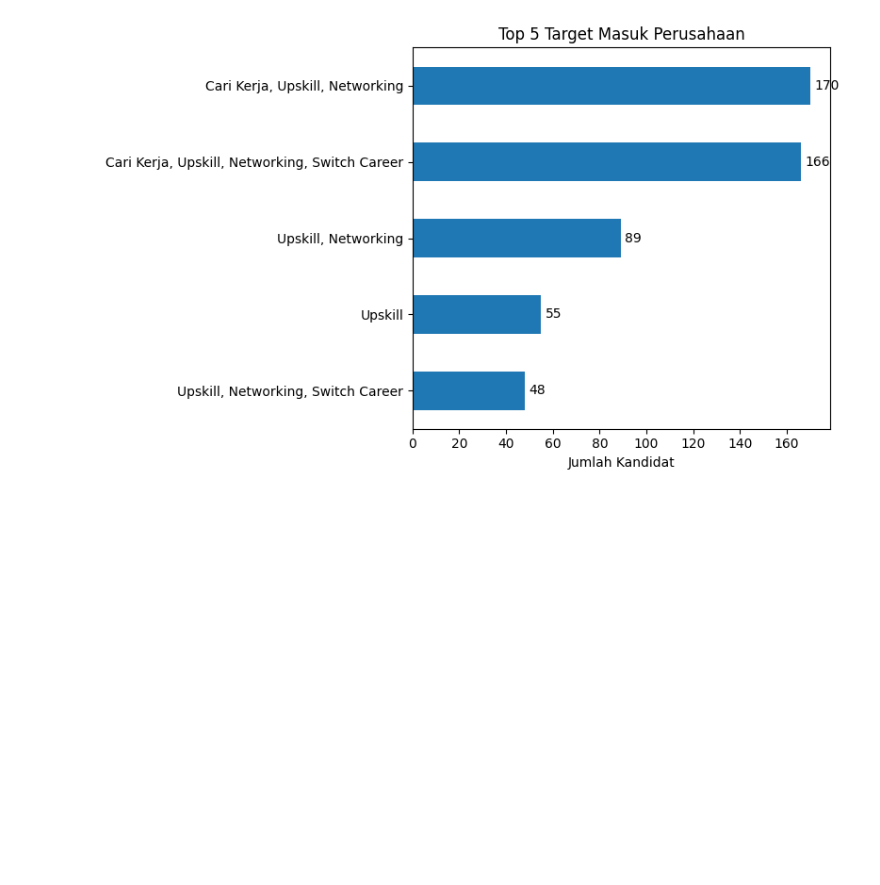
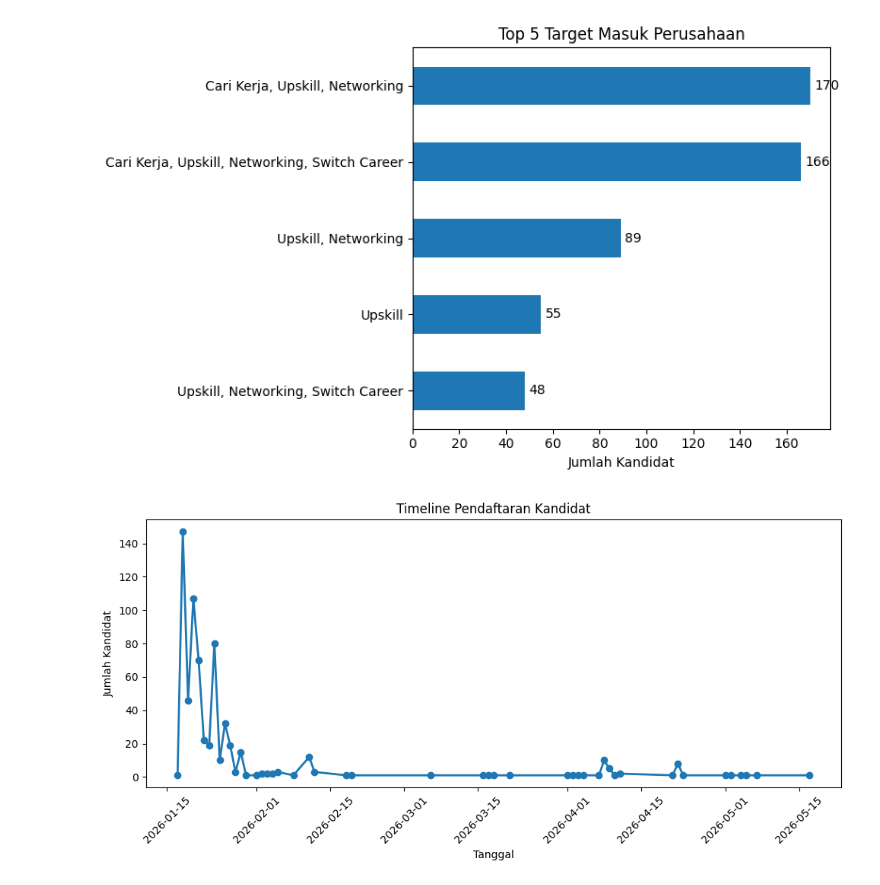
Before and after one commit to nura0201/Project-Recruitment-Analytics-Energy-Mining, a Jupyter notebook: Notebook/ExploratoryDataAnalysis.ipynb, the cells around one changed output. Cells and saved outputs as stored; diff of their text form; code cells hidden in the pictures; blank space fills up the shorter version.

```diff
--- a/Notebook/ExploratoryDataAnalysis.ipynb
+++ b/Notebook/ExploratoryDataAnalysis.ipynb
@@ -202,3 +225,32 @@ plt.tight_layout()
 plt.show()
 # %% [output]
 [figure]
+# %%
+# Visualization 5: Timeline Pendaftaran Kandidat
+import matplotlib.pyplot as plt
+
+# Pastikan Timestamp bertipe datetime
+df["Timestamp"] = pd.to_datetime(df["Timestamp"])
+
+# Jumlah pendaftaran per tanggal
+timeline = df.groupby(df["Timestamp"].dt.date).size()
+
+plt.figure(figsize=(10,5))
+
+plt.plot(
+    timeline.index,
+    timeline.values,
+    marker="o",
+    linewidth=2
+)
+
+plt.title("Timeline Pendaftaran Kandidat")
+plt.xlabel("Tanggal")
+plt.ylabel("Jumlah Kandidat")
+
+plt.xticks(rotation=45)
+
+plt.tight_layout()
+plt.show()
+# %% [output]
+[figure, added]
```
Also changed, not shown: parts of 9 cells of this notebook, 1 other file.
